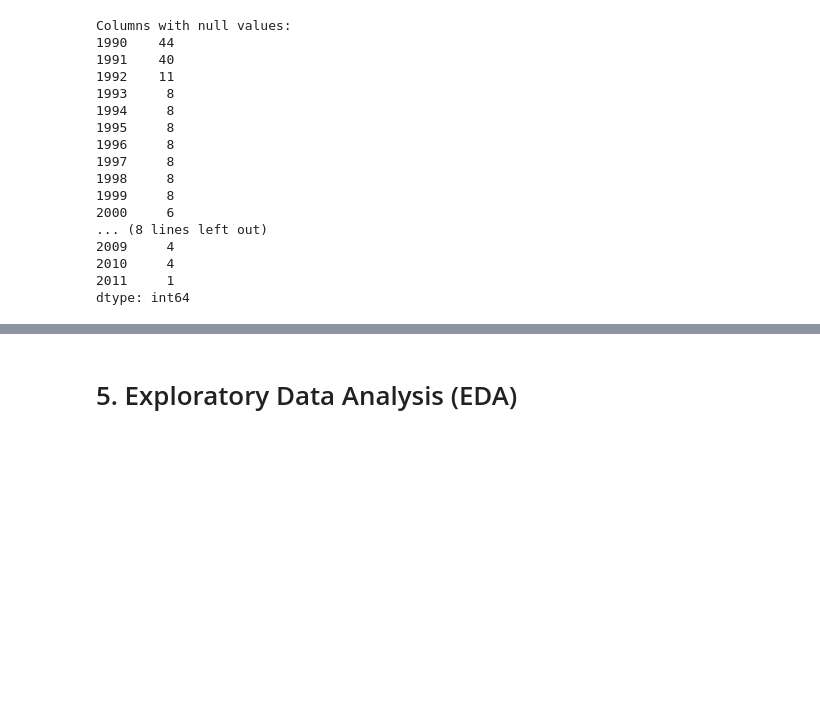
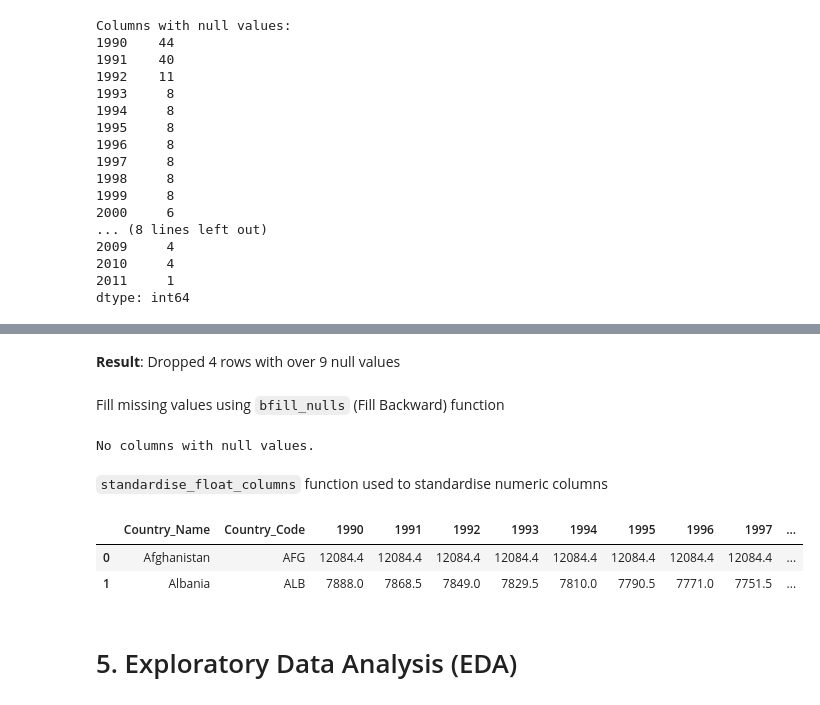
Before and after one commit to LaudRam/Python_Final_Project_ExploreAI, a Jupyter notebook: Python_Final_Project.ipynb, the cells around one changed output, grey strips where cells are left out. Cells and saved outputs as stored; diff of their text form; code cells hidden in the pictures; blank space fills up the shorter version.

Commit message:
Finished data cleaning: filled missing values, standardised column formats, and dropped rows with excessive nulls.

```diff
--- a/Python_Final_Project.ipynb
+++ b/Python_Final_Project.ipynb
@@ -55,6 +55,9 @@ original_df.head()
 # %%
 # Create copy of dataset
 df = original_df.copy()
+# %%
+# Replace spaces with underscores
+df.columns = [col.replace(' ', '_') for col in df.columns]
 # %%
 # Displays number of rows and columns
 df.shape
@@ -136,0 +178,4 @@ np.int64(0)
+# %%
+# Check for rows with all zeroes
+zero_rows = df.loc[df.iloc[:, 2:].eq(0).all(axis=1)]
+zero_rows
@@ -136,0 +185,4 @@ np.int64(0)
+# %%
+# Remove rows that contain only zeroes
+df = df.drop(zero_rows.index)
+df.shape
@@ -137,3 +270,49 @@ np.int64(0)
+# %% [markdown]
+**Result**: Dropped 4 rows with over 9 null values
+# %% [markdown]
+Fill missing values using `bfill_nulls` (Fill Backward) function
+# %%
+def bfill_nulls(df):
+    # Apply bfill to all columns except the Country columns
+    df.iloc[:, 2:] = df.iloc[:, 2:].bfill(axis=1)
+
+    return df
+
+df_nulls_filled = bfill_nulls(df_nulls_processed)
+# %%
+# Confirm that bfill_nulls filled all nulls
+print_null_values(df_nulls_filled)
+# %% [output]
+No columns with null values.
+# %% [markdown]
+`standardise_float_columns` function used to standardise numeric columns
+# %%
+def standardise_float_columns(df, start_col):
+    """
+    Converts specified columns with scientific notation to regular float format.
+
+    Parameters:
+    df (pandas.DataFrame): The DataFrame containing columns to format.
+    start_col (int): The index of the first column to format.
+
+    Returns:
+    pandas.DataFrame: DataFrame with specified columns formatted as floats.
+    """
+    # Format each column in the sliced list to float and round
+    columns_to_format = df.columns[start_col:]
+    for col in columns_to_format:
+        df[col] = pd.to_numeric(df[col], errors='coerce')  # Convert to numeric
+        df[col] = df[col].round(2)  # Round to 2 decimals
+
+    return df
+
+# Format columns starting from the third column onward
+df_clean = standardise_float_columns(df_nulls_filled, start_col=2)
+df_clean.head(2)
+# %% [output]
+|  | Country_Name | Country_Code | 1990 | 1991 | 1992 | 1993 | 1994 | 1995 | 1996 | 1997 | ... |
+| 0 | Afghanistan | AFG | 12084.4 | 12084.4 | 12084.4 | 12084.4 | 12084.4 | 12084.4 | 12084.4 | 12084.4 | ... |
+| 1 | Albania | ALB | 7888.0 | 7868.5 | 7849.0 | 7829.5 | 7810.0 | 7790.5 | 7771.0 | 7751.5 | ... |
 # %% [markdown]
 # 5. Exploratory Data Analysis (EDA)<a class="anchor" id="chapter5"></a>
 # %% [markdown]
```
Also changed, not shown: parts of 21 cells of this notebook.
